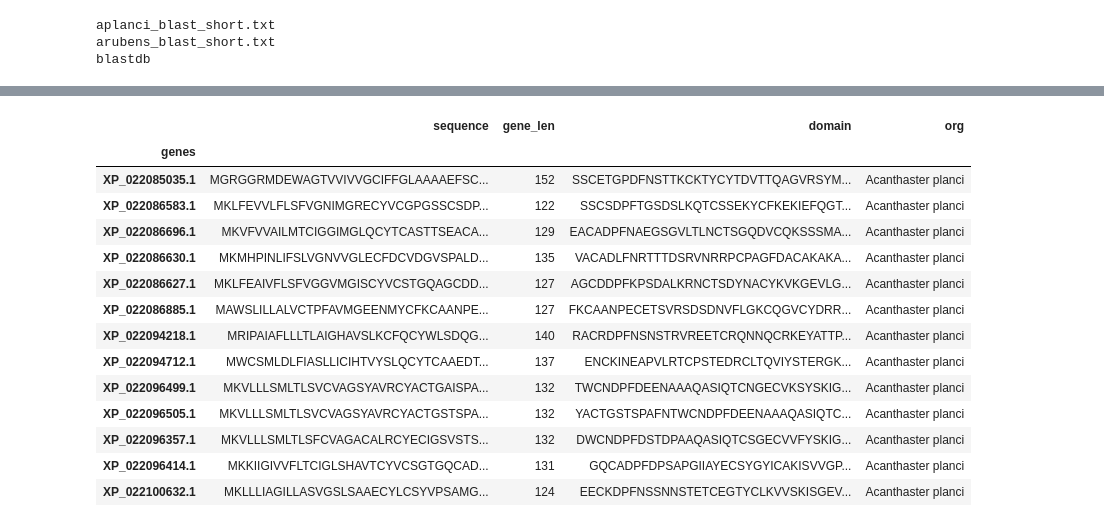
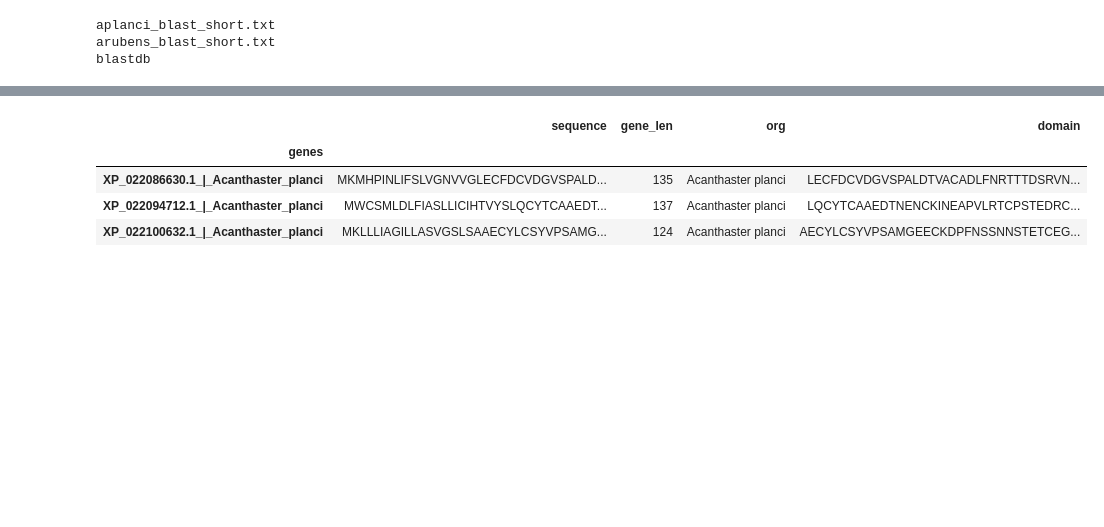
Before and after one commit to alex123012/Filogenetics, a Jupyter notebook: Blast_run.ipynb, the cells around one changed output, grey strips where cells are left out. Saved outputs shown, nothing was run; the diff lists cells and outputs as text; code cells hidden in the pictures; blank space fills up the shorter version.

```diff
--- a/Blast_run.ipynb
+++ b/Blast_run.ipynb
@@ -117,11 +115,15 @@ res
 197 rows × 8 columns
 # %%
 def get_domain(x):
-    n_st, n_end = 0, len(x)
+    if hasattr(x, 'start'):
+        n_st = x.start - 6
+    else:
+        n_st = 0
+    n_end = len(x.sequence)
     result = []
     for st, en in itertools.product(np.arange(n_st, n_end - 20), np.arange(n_st + 20, n_end + 1)):
-        if len((string := x[st: en])) > 45:
-            if 'CN' == string[-2:] and string[2] == 'C' and string.count('C') % 2 == 0 and string.count('C') >= 8 and string.count('C') <= 10 and len(string) < 100:
+        if len((string := x.sequence[st: en])) > 45:
+            if 'CN' == string[-2:] and string[2] == 'C' and string.count('C') % 2 == 0 and string.count('C') >= 8 and string.count('C') <= 12 and len(string) < 100:
                 result.append(string)
 
     return max(result, key=lambda x: len(x)) if result else np.nan
@@ -185,14 +204,17 @@ aplanci_blast_short.txt
 arubens_blast_short.txt
 blastdb
 # %%
-def read_blast(name):
+def read_blast(name, org):
     df = pd.read_csv(f'seqs/csv/{name}', index_col=0)
     bl_name = name.split('_', 1)[0]
     bl = pd.read_csv(f'blast/{bl_name}_blast_short.txt', index_col=0, sep='\t', header=None).index.unique().tolist()
-    df = df.loc[bl].copy()
-    return df[df.sequence.str.len() < 190].drop_duplicates()
+    df = df.loc[bl].reset_index()
+    df['org'] = org
+    df['genes'] = df.genes + '_|_' + df.org.str.replace(' ', '_')
+    df['domain'] = df.apply(get_domain, axis=1)
+    return df[df.sequence.str.len() < 190].drop_duplicates().set_index('genes')
 # %%
-aru = read_blast('arubens_seq.csv')
-apl = read_blast('aplanci_seq.csv')
+aru = read_blast('arubens_seq.csv', 'Asterias rubens')
+apl = read_blast('aplanci_seq.csv', 'Acanthaster planci')
 print(aru.shape[0], apl.shape[0])
 # %% [output]
@@ -220,23 +232,11 @@ aru
 # %%
-apl['domain'] = apl.sequence.apply(get_domain).tolist()
-apl['org'] = 'Acanthaster planci'
 apl
 # %% [output]
-|  | sequence | gene_len | domain | org |
+|  | sequence | gene_len | org | domain |
 | genes |  |  |  |  |
-| XP_022085035.1 | MGRGGRMDEWAGTVVIVVGCIFFGLAAAAEFSC... | 152 | SSCETGPDFNSTTKCKTYCYTDVTTQAGVRSYM... | Acanthaster planci |
-| XP_022086583.1 | MKLFEVVLFLSFVGNIMGRECYVCGPGSSCSDP... | 122 | SSCSDPFTGSDSLKQTCSSEKYCFKEKIEFQGT... | Acanthaster planci |
-| XP_022086696.1 | MKVFVVAILMTCIGGIMGLQCYTCASTTSEACA... | 129 | EACADPFNAEGSGVLTLNCTSGQDVCQKSSSMA... | Acanthaster planci |
-| XP_022086630.1 | MKMHPINLIFSLVGNVVGLECFDCVDGVSPALD... | 135 | VACADLFNRTTTDSRVNRRPCPAGFDACAKAKA... | Acanthaster planci |
-| XP_022086627.1 | MKLFEAIVFLSFVGGVMGISCYVCSTGQAGCDD... | 127 | AGCDDPFKPSDALKRNCTSDYNACYKVKGEVLG... | Acanthaster planci |
-| XP_022086885.1 | MAWSLILLALVCTPFAVMGEENMYCFKCAANPE... | 127 | FKCAANPECETSVRSDSDNVFLGKCQGVCYDRR... | Acanthaster planci |
-| XP_022094218.1 | MRIPAIAFLLLTLAIGHAVSLKCFQCYWLSDQG... | 140 | RACRDPFNSNSTRVREETCRQNNQCRKEYATTP... | Acanthaster planci |
-| XP_022094712.1 | MWCSMLDLFIASLLICIHTVYSLQCYTCAAEDT... | 137 | ENCKINEAPVLRTCPSTEDRCLTQVIYSTERGK... | Acanthaster planci |
-| XP_022096499.1 | MKVLLLSMLTLSVCVAGSYAVRCYACTGAISPA... | 132 | TWCNDPFDEENAAAQASIQTCNGECVKSYSKIG... | Acanthaster planci |
-| XP_022096505.1 | MKVLLLSMLTLSVCVAGSYAVRCYACTGSTSPA... | 132 | YACTGSTSPAFNTWCNDPFDEENAAAQASIQTC... | Acanthaster planci |
-| XP_022096357.1 | MKVLLLSMLTLSFCVAGACALRCYECIGSVSTS... | 132 | DWCNDPFDSTDPAAQASIQTCSGECVVFYSKIG... | Acanthaster planci |
-| XP_022096414.1 | MKKIIGIVVFLTCIGLSHAVTCYVCSGTGQCAD... | 131 | GQCADPFDPSAPGIIAYECSYGYICAKISVVGP... | Acanthaster planci |
-| XP_022100632.1 | MKLLLIAGILLASVGSLSAAECYLCSYVPSAMG... | 124 | EECKDPFNSSNNSTETCEGTYCLKVVSKISGEV... | Acanthaster planci |
+| XP_022086630.1_|_Acanthaster_planci | MKMHPINLIFSLVGNVVGLECFDCVDGVSPALD... | 135 | Acanthaster planci | LECFDCVDGVSPALDTVACADLFNRTTTDSRVN... |
+| XP_022094712.1_|_Acanthaster_planci | MWCSMLDLFIASLLICIHTVYSLQCYTCAAEDT... | 137 | Acanthaster planci | LQCYTCAAEDTNENCKINEAPVLRTCPSTEDRC... |
+| XP_022100632.1_|_Acanthaster_planci | MKLLLIAGILLASVGSLSAAECYLCSYVPSAMG... | 124 | Acanthaster planci | AECYLCSYVPSAMGEECKDPFNSSNNSTETCEG... |
 # %%
 df = pd.concat([short.set_index('id'), apl]).fillna('').reset_index().rename(columns={'index': 'id'})
 save_df_to_fasta(df, 'seqs/blast_apl_short_upar.fasta', seq_col='domain')
```
Also changed, not shown: parts of 16 cells of this notebook, 14 other files.
